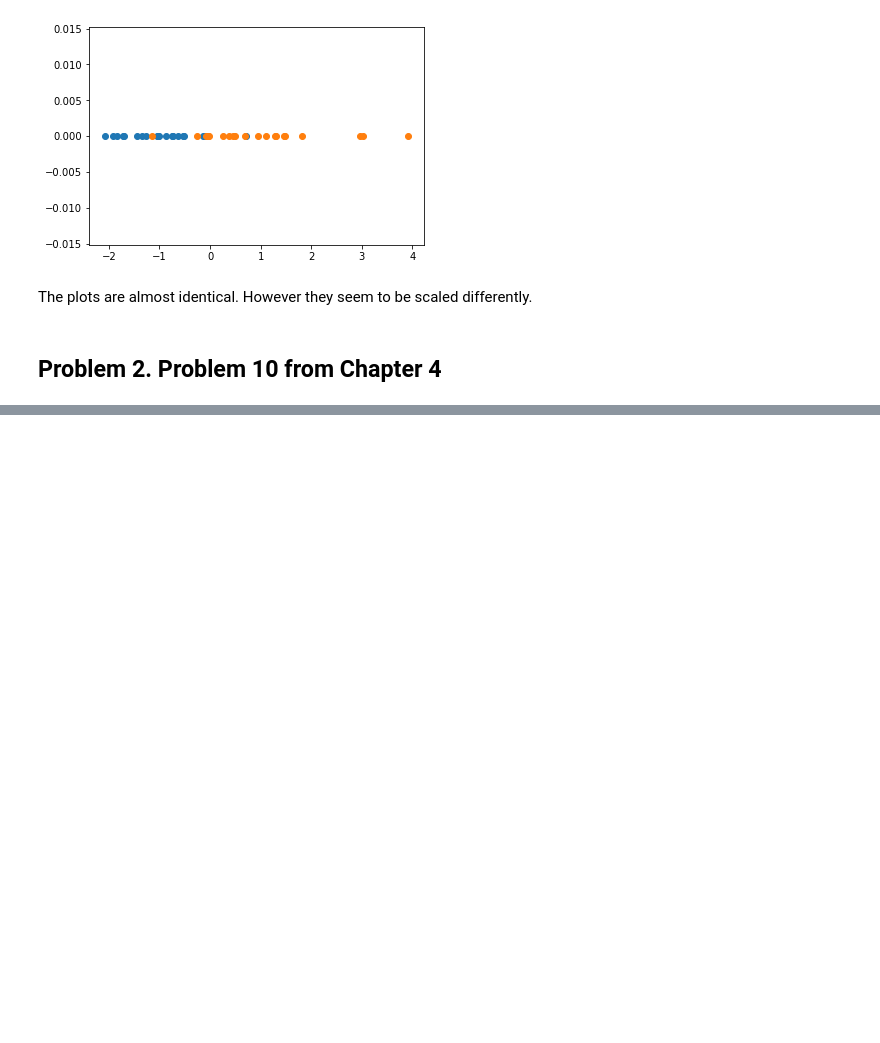
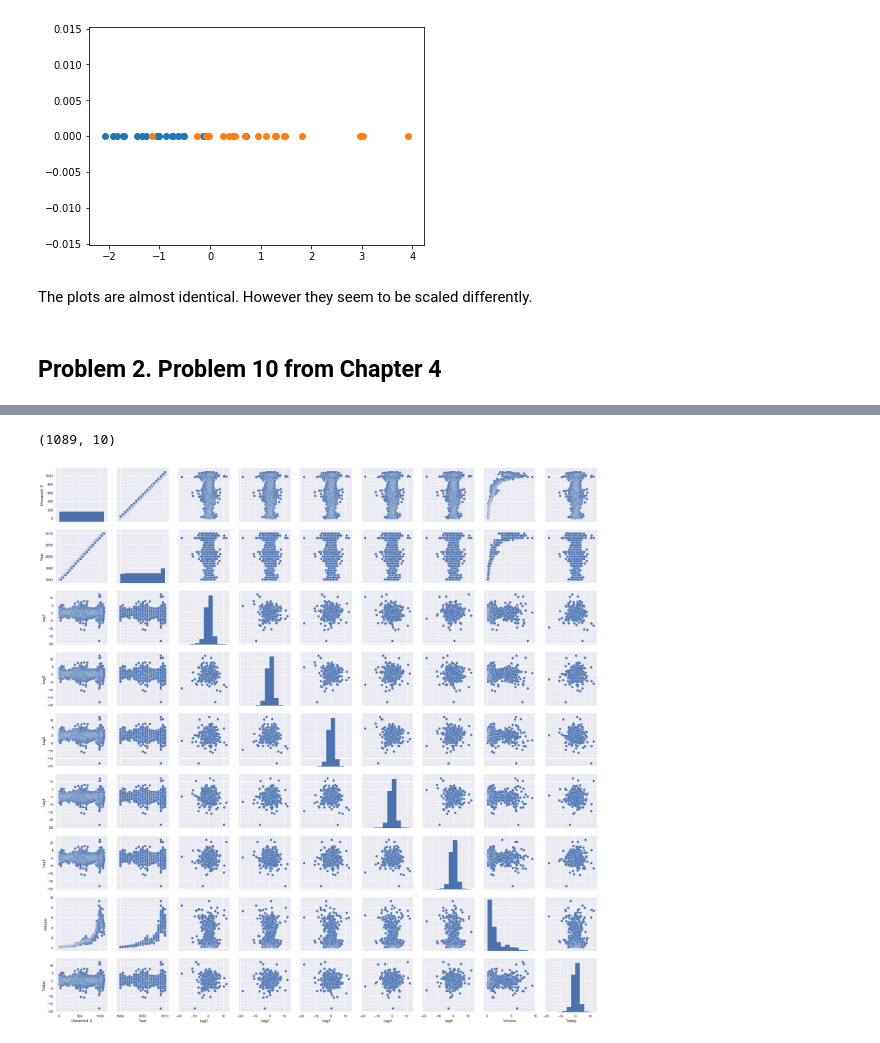
Before and after one commit to carolineeeyao/DSLAB, a Jupyter notebook: Lab5/Lab5.ipynb, the cells around one changed output, grey strips where cells are left out. Saved outputs shown, nothing was run; the diff lists cells and outputs as text; code cells hidden in the pictures; blank space fills up the shorter version.

```diff
--- a/Lab5/Lab5.ipynb
+++ b/Lab5/Lab5.ipynb
@@ -108,0 +116,3 @@ The plots are almost identical. However they seem to be scaled differently.
+# %%
+weekly = pd.read_csv("weekly.csv")
+weekly.head()
@@ -108,0 +126,10 @@ The plots are almost identical. However they seem to be scaled differently.
+# %%
+weekly.shape
+# %% [output]
+(1089, 10)
+# %%
+import seaborn as sns
+sns.pairplot(weekly)
+plt.show()
+# %% [output]
+[figure, added]
```
Also changed, not shown: parts of 48 cells of this notebook, 2 other files.
